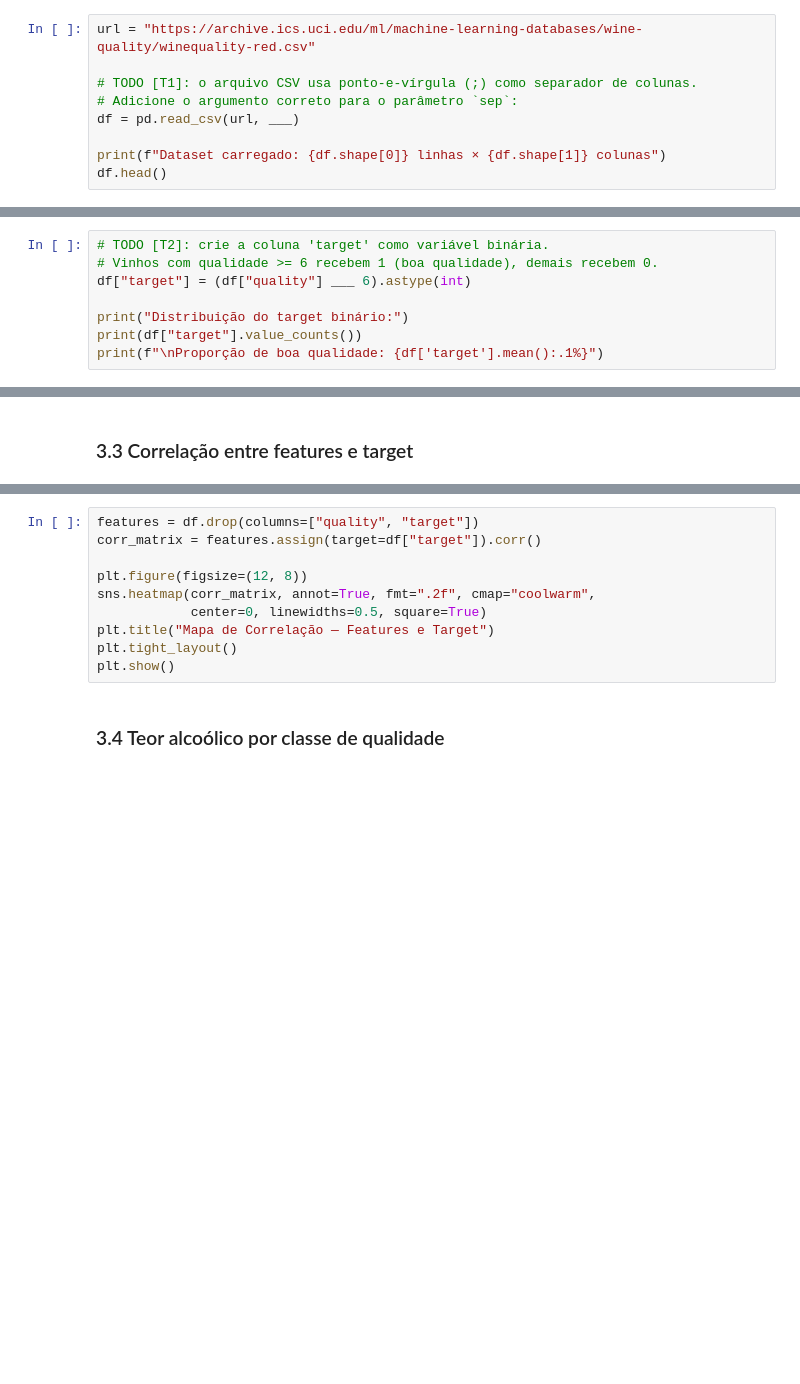
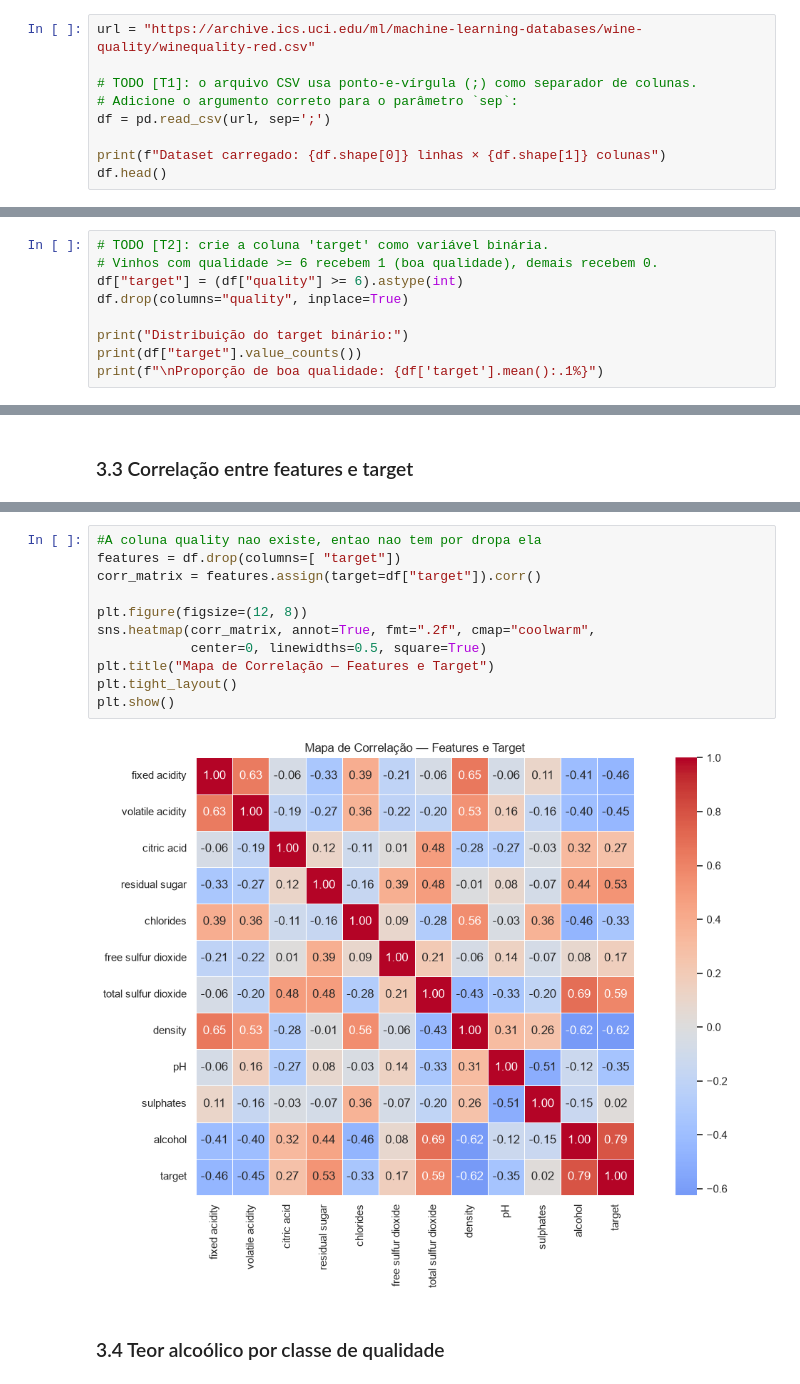
Before and after one commit to iegawa/atividade-ds-vinho, a Jupyter notebook: atividade_qualidade_vinho.ipynb, the cells around one changed output, grey strips where cells are left out. Cells and saved outputs as stored; diff of their text form; blank space fills up the shorter version.

```diff
--- a/atividade_qualidade_vinho.ipynb
+++ b/atividade_qualidade_vinho.ipynb
@@ -68,7 +70,7 @@ url = "https://archive.ics.uci.edu/ml/machine-learning-databases/wine-quality/wi
 
 # TODO [T1]: o arquivo CSV usa ponto-e-vírgula (;) como separador de colunas.
 # Adicione o argumento correto para o parâmetro `sep`:
-df = pd.read_csv(url, ___)
+df = pd.read_csv(url, sep=';')
 
 print(f"Dataset carregado: {df.shape[0]} linhas × {df.shape[1]} colunas")
 df.head()
@@ -135,7 +196,8 @@ plt.show()
 # %%
 # TODO [T2]: crie a coluna 'target' como variável binária.
 # Vinhos com qualidade >= 6 recebem 1 (boa qualidade), demais recebem 0.
-df["target"] = (df["quality"] ___ 6).astype(int)
+df["target"] = (df["quality"] >= 6).astype(int)
+df.drop(columns="quality", inplace=True)
 
 print("Distribuição do target binário:")
 print(df["target"].value_counts())
@@ -145,13 +222,16 @@ print(f"\nProporção de boa qualidade: {df['target'].mean():.1%}")
 # %%
-features = df.drop(columns=["quality", "target"])
+#A coluna quality nao existe, entao nao tem por dropa ela
+features = df.drop(columns=[ "target"])
 corr_matrix = features.assign(target=df["target"]).corr()
 
 plt.figure(figsize=(12, 8))
 sns.heatmap(corr_matrix, annot=True, fmt=".2f", cmap="coolwarm",
             center=0, linewidths=0.5, square=True)
 plt.title("Mapa de Correlação — Features e Target")
 plt.tight_layout()
 plt.show()
+# %% [output]
+[figure, added]
 # %% [markdown]
 ### 3.4 Teor alcoólico por classe de qualidade
 # %%
```
Also changed, not shown: parts of 19 cells of this notebook, 1 other file.
